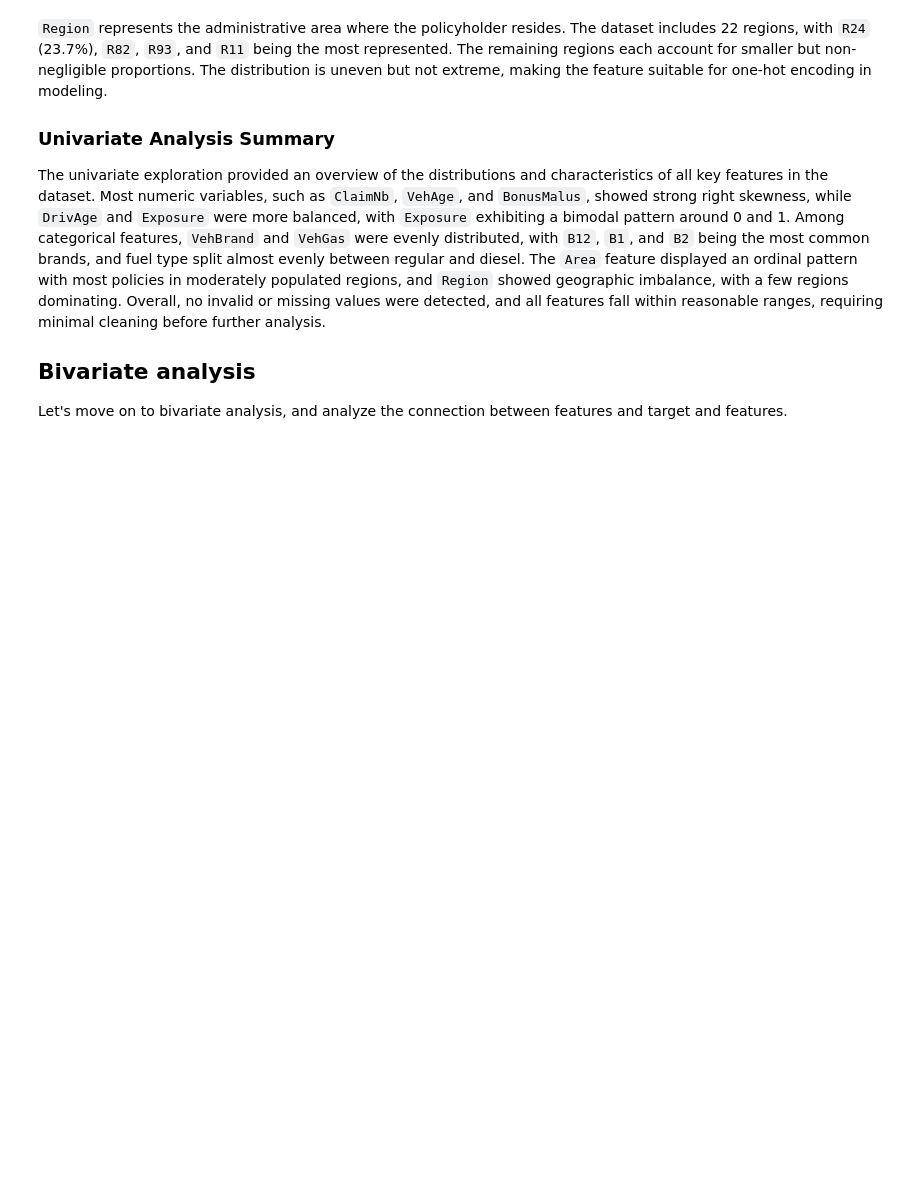
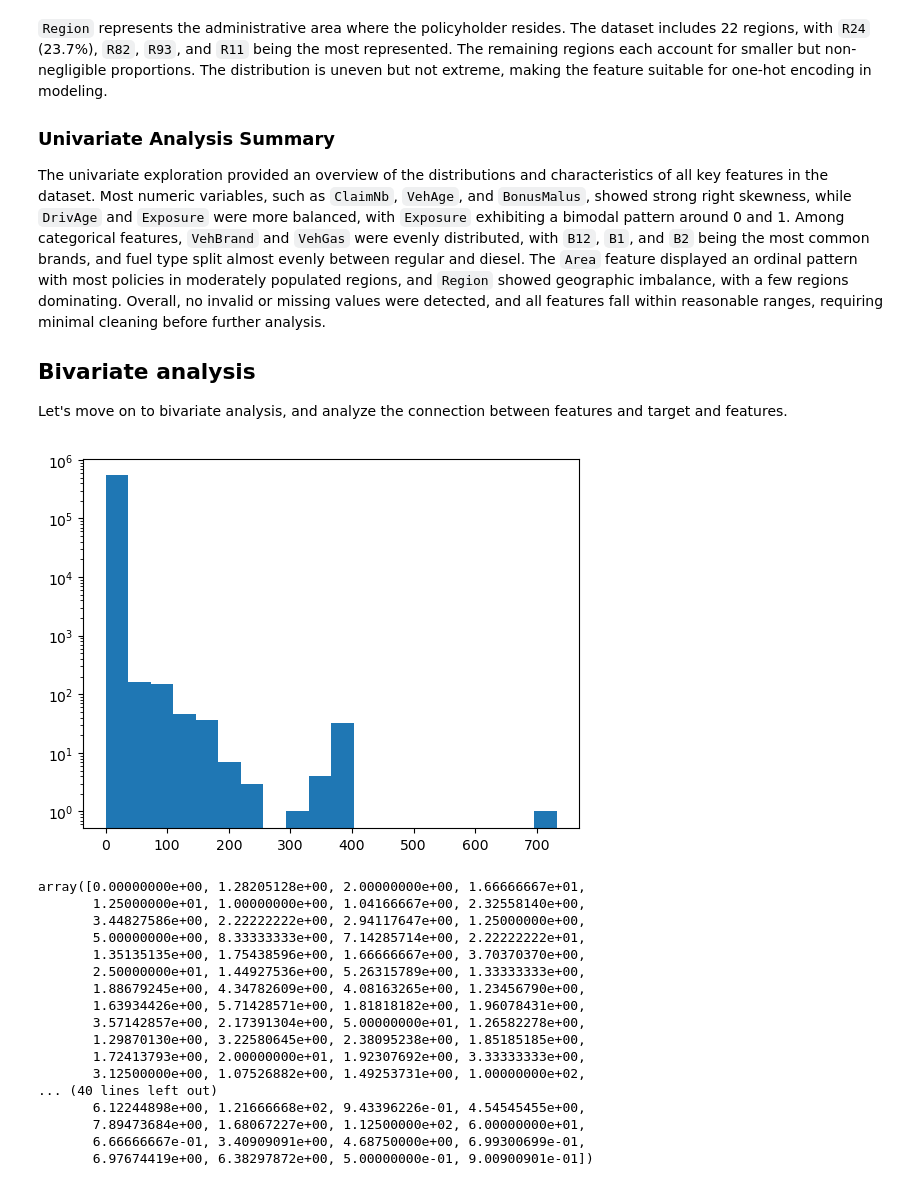
Before and after one commit to mindenki/2025-ITU-MachineLearning-Project-Claims-Risk-zrt, a Jupyter notebook: notebooks/01_Preprocessing_EDA.ipynb, the cells around one changed output. Drawn from its saved outputs; the diff is of its cells as text; code cells hidden in the pictures; blank space fills up the shorter version.

```diff
--- a/notebooks/01_Preprocessing_EDA.ipynb
+++ b/notebooks/01_Preprocessing_EDA.ipynb
@@ -663,3 +794,29 @@ The univariate exploration provided an overview of the distributions and charact
 ## Bivariate analysis
 
 Let's move on to bivariate analysis, and analyze the connection between features and target and features.
+# %%
+claims_raw["ClaimRate"] = claims_raw["ClaimNb"] / claims_raw["Exposure"]
+claims_raw["ClaimRate"].describe()
+plt.hist(claims_raw['ClaimRate'], bins=20)
+plt.yscale('log')
+plt.show()
+claims_raw["ClaimRate"].unique()
+# %% [output]
+[figure, added]
+array([0.00000000e+00, 1.28205128e+00, 2.00000000e+00, 1.66666667e+01,
+       1.25000000e+01, 1.00000000e+00, 1.04166667e+00, 2.32558140e+00,
+       3.44827586e+00, 2.22222222e+00, 2.94117647e+00, 1.25000000e+00,
+       5.00000000e+00, 8.33333333e+00, 7.14285714e+00, 2.22222222e+01,
+       1.35135135e+00, 1.75438596e+00, 1.66666667e+00, 3.70370370e+00,
+       2.50000000e+01, 1.44927536e+00, 5.26315789e+00, 1.33333333e+00,
+       1.88679245e+00, 4.34782609e+00, 4.08163265e+00, 1.23456790e+00,
+       1.63934426e+00, 5.71428571e+00, 1.81818182e+00, 1.96078431e+00,
+       3.57142857e+00, 2.17391304e+00, 5.00000000e+01, 1.26582278e+00,
+       1.29870130e+00, 3.22580645e+00, 2.38095238e+00, 1.85185185e+00,
+       1.72413793e+00, 2.00000000e+01, 1.92307692e+00, 3.33333333e+00,
+       3.12500000e+00, 1.07526882e+00, 1.49253731e+00, 1.00000000e+02,
+... (40 lines left out)
+       6.12244898e+00, 1.21666668e+02, 9.43396226e-01, 4.54545455e+00,
+       7.89473684e+00, 1.68067227e+00, 1.12500000e+02, 6.00000000e+01,
+       6.66666667e-01, 3.40909091e+00, 4.68750000e+00, 6.99300699e-01,
+       6.97674419e+00, 6.38297872e+00, 5.00000000e-01, 9.00900901e-01])
```
Also changed, not shown: parts of 63 cells of this notebook.
